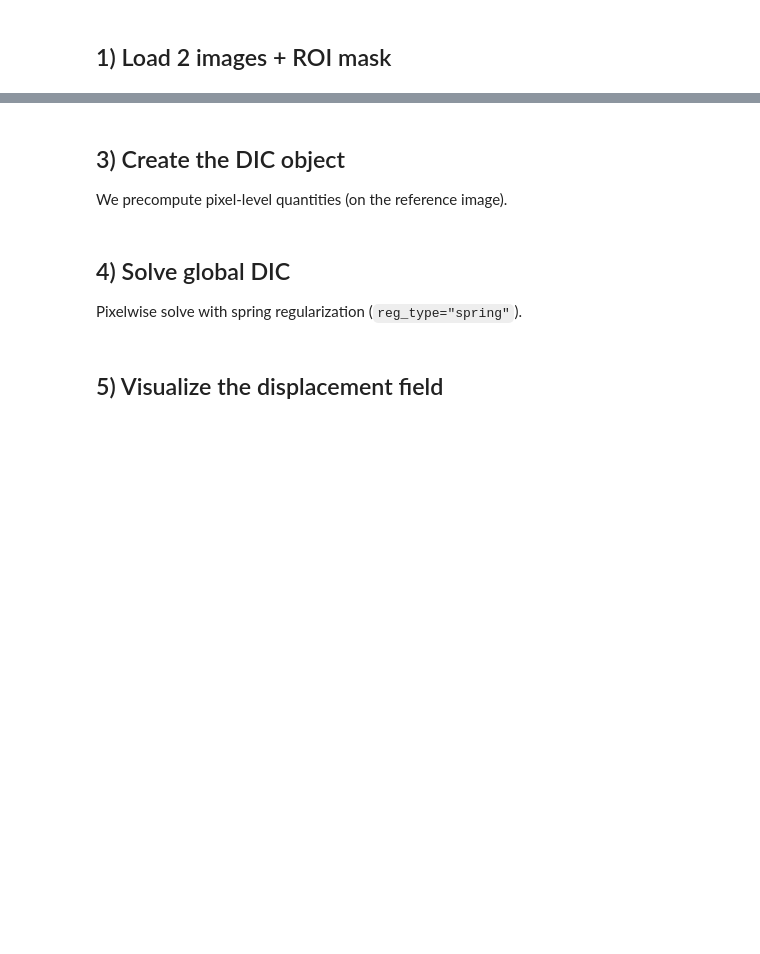
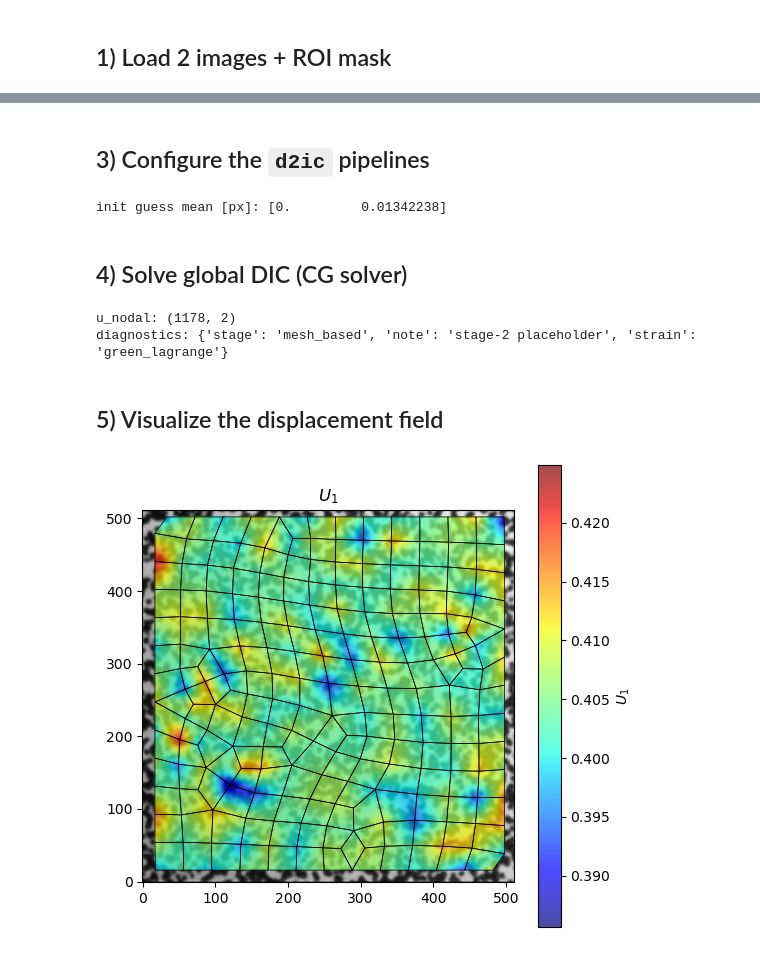
Before and after one commit to EmileRouxSMB/D2IC, a Jupyter notebook: doc/00_Validation.ipynb, the cells around one changed output, grey strips where cells are left out. Saved outputs shown, nothing was run; the diff lists cells and outputs as text; code cells hidden in the pictures; blank space fills up the shorter version.

```diff
--- a/doc/00_Validation.ipynb
+++ b/doc/00_Validation.ipynb
@@ -100,50 +131,52 @@ mesh_path
 # %% [markdown]
-## 3) Create the DIC object
-
-We precompute pixel-level quantities (on the reference image).
+## 3) Configure the `d2ic` pipelines
 # %%
-dic = Dic(mesh_path=str(mesh_path))
-dic.precompute_pixel_data(jnp.asarray(im_ref))
+init_cfg = InitMotionConfig(win=41, search=24)
+mesh_cfg = MeshDICConfig(
+    max_iters=400,
+    tol=1e-3,
+    reg_strength=1e-4,
+    strain_gauge_length=40.0,
+)
 
-dic
+dic_mesh = DICMeshBased(
+    mesh=mesh,
+    solver=GlobalCGSolver(interpolation='cubic'),
+    config=mesh_cfg,
+)
+dic_mesh.prepare(im_ref, assets)
+
+dic_init = DICInitMotion(init_cfg, TranslationZNCCSolver(init_cfg))
+dic_init.prepare(im_ref, assets)
+init_res = dic_init.run(im_def)
+dic_mesh.set_initial_guess(init_res.u_nodal)
+
+u0 = np.asarray(init_res.u_nodal)
+print('init guess mean [px]:', u0.mean(axis=0))
+# %% [output]
+init guess mean [px]: [0.         0.01342238]
 # %% [markdown]
-## 4) Solve global DIC
-
-Pixelwise solve with spring regularization (`reg_type="spring"`).
+## 4) Solve global DIC (CG solver)
 # %%
-displacement, history = dic.run_dic(
-    im_ref,
-    im_def,
-    disp_guess=None,
-    max_iter=400,
-    tol=1e-3,
-    reg_type="spring",
-    alpha_reg=1e-4,
-    save_history=True,
-)
-
-hist = np.asarray(history)
-print("Last state:", hist[-1])
-
-fig, ax = plt.subplots(1, 2, figsize=(10, 3))
-ax[0].semilogy(hist[:, 0])
-ax[0].set_title("Objective J")
-ax[0].set_xlabel("iter")
-ax[1].semilogy(hist[:, 1])
-ax[1].set_title("||grad||")
-ax[1].set_xlabel("iter")
-plt.tight_layout()
+result = dic_mesh.run(im_def)
+u = np.asarray(result.u_nodal)
+print('u_nodal:', u.shape)
+print('diagnostics:', result.diagnostics.info)
+# %% [output]
+u_nodal: (1178, 2)
+diagnostics: {'stage': 'mesh_based', 'note': 'stage-2 placeholder', 'strain': 'green_lagrange'}
 # %% [markdown]
 ## 5) Visualize the displacement field
 # %%
 plotter = DICPlotter(
-    background_image=im_def,
-    displacement=np.asarray(displacement),
-    dic_object=dic,
+    result=result,
+    mesh=mesh,
+    def_image=im_def,
+    ref_image=im_ref,
 )
 
-fig, _ = plotter.plot_displacement_component("Ux", image_alpha=0.7,plotmesh=True )
+fig, ax = plotter.plot('u1', image_alpha=0.7, plotmesh=True)
 plt.show()
-fig, _ = plotter.plot_displacement_component("Uy", image_alpha=0.7,plotmesh=True )
-plt.show()
+# %% [output]
+[figure, added]
 # %%
```
Also changed, not shown: parts of 8 cells of this notebook, 3 other files.
